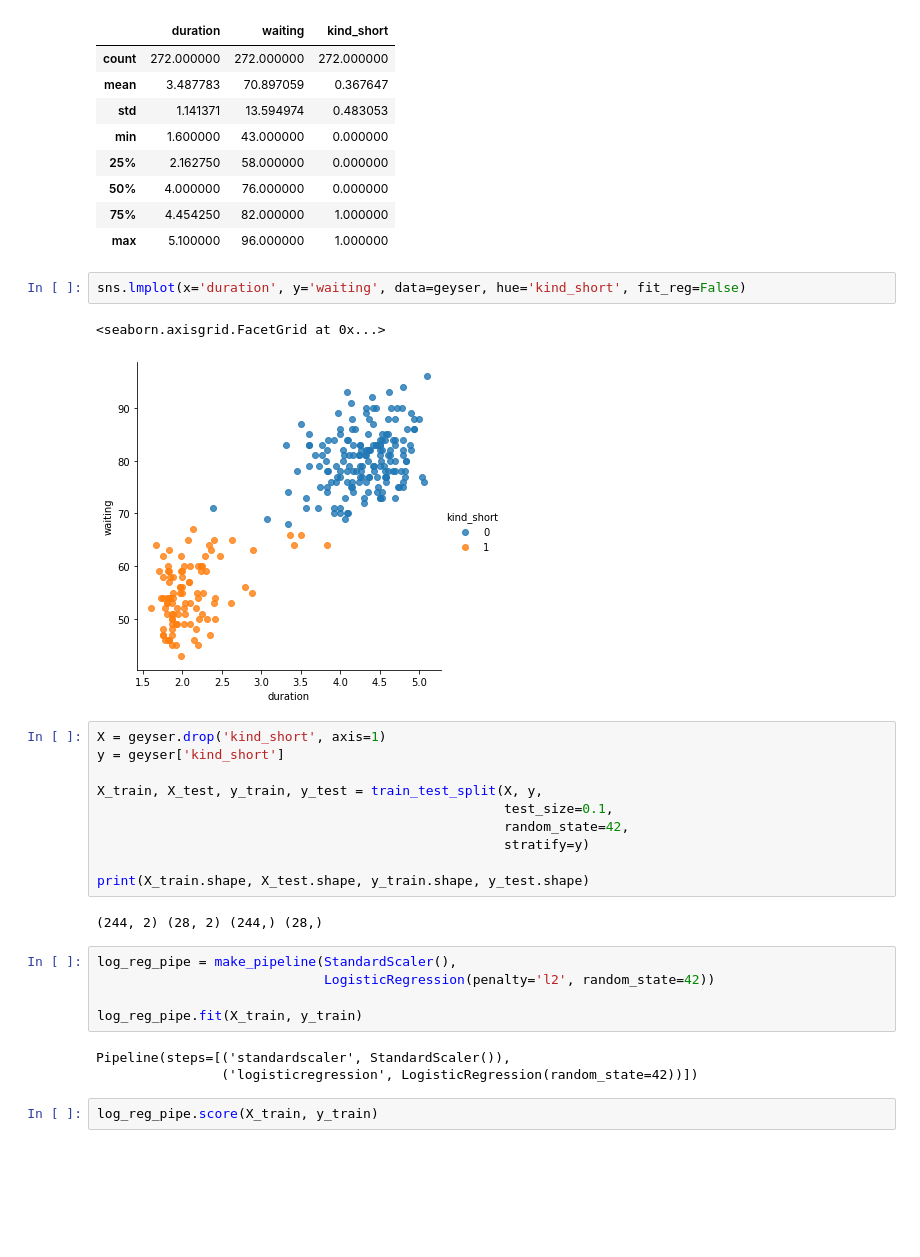
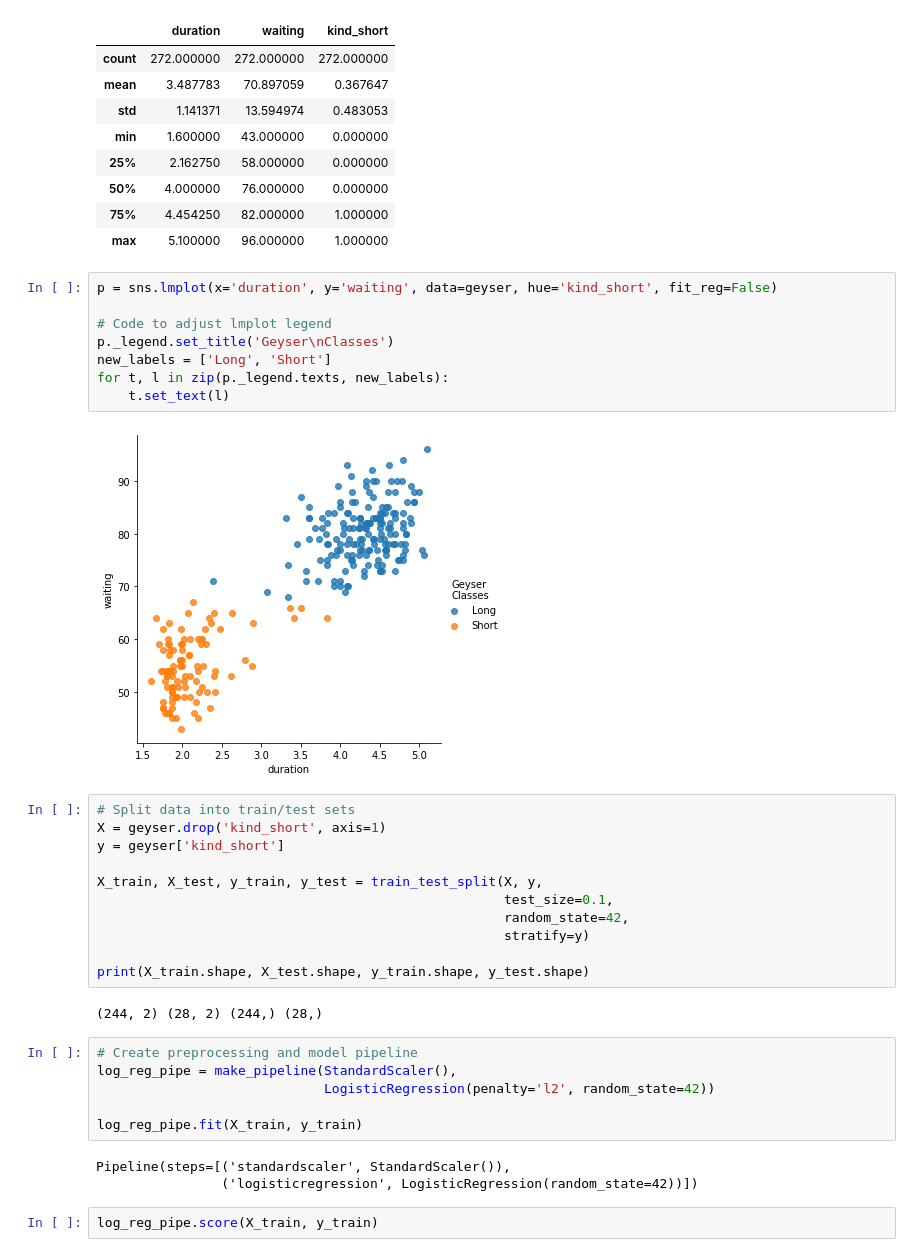
Before and after one commit to HKuz/MachineLearningPractice, a Jupyter notebook: LogisticReg_DecisionBoundary.ipynb, the cells around one changed output. Saved outputs shown, nothing was run; the diff lists cells and outputs as text; blank space fills up the shorter version.

```diff
--- a/LogisticReg_DecisionBoundary.ipynb
+++ b/LogisticReg_DecisionBoundary.ipynb
@@ -45,12 +47,18 @@ geyser.describe()
 | 50% | 4.000000 | 76.000000 | 0.000000 |
 | 75% | 4.454250 | 82.000000 | 1.000000 |
 | max | 5.100000 | 96.000000 | 1.000000 |
-# %%
-sns.lmplot(x='duration', y='waiting', data=geyser, hue='kind_short', fit_reg=False)
-# %% [output]
-<seaborn.axisgrid.FacetGrid at 0x...>
-[figure, removed]
+# %%
+p = sns.lmplot(x='duration', y='waiting', data=geyser, hue='kind_short', fit_reg=False)
+
+# Code to adjust lmplot legend
+p._legend.set_title('Geyser\nClasses')
+new_labels = ['Long', 'Short']
+for t, l in zip(p._legend.texts, new_labels):
+    t.set_text(l)
+# %% [output]
+[figure, added]
 # %%
+# Split data into train/test sets
 X = geyser.drop('kind_short', axis=1)
 y = geyser['kind_short']
 
@@ -63,6 +71,7 @@ print(X_train.shape, X_test.shape, y_train.shape, y_test.shape)
 # %% [output]
 (244, 2) (28, 2) (244,) (28,)
 # %%
+# Create preprocessing and model pipeline
 log_reg_pipe = make_pipeline(StandardScaler(),
                              LogisticRegression(penalty='l2', random_state=42))
 
```
Also changed, not shown: parts of 3 cells of this notebook.
